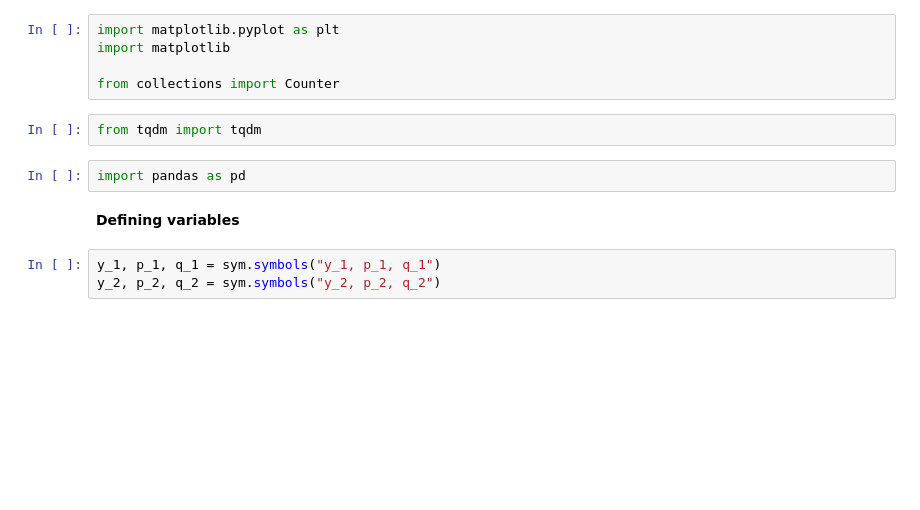
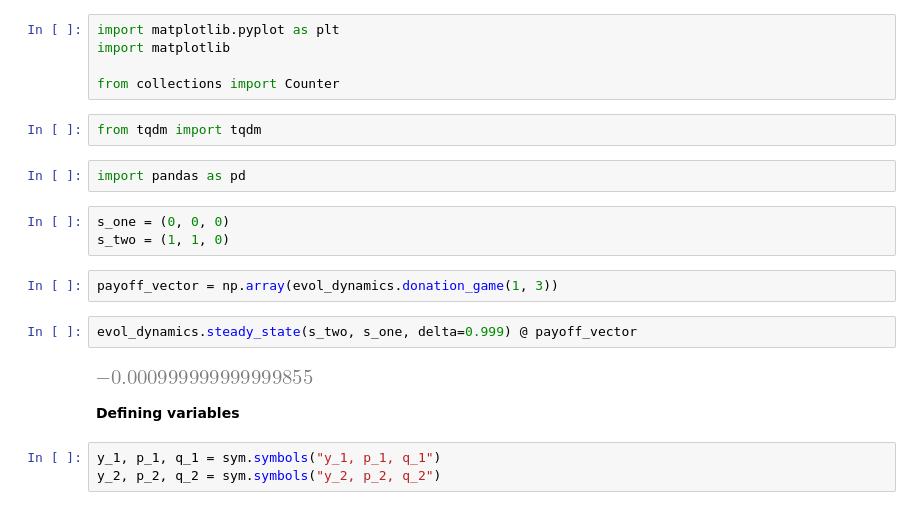
Before and after one commit to Nikoleta-v3/evolution-of-cooperation-with-limited-updating-payoff-memory, a Jupyter notebook: Numerical results.ipynb, the cells around one changed output. Saved outputs shown, nothing was run; the diff lists cells and outputs as text; blank space fills up the shorter version.

```diff
--- a/main.ipynb
+++ b/Numerical results.ipynb
@@ -23,6 +17,15 @@ from collections import Counter
 from tqdm import tqdm
 # %%
 import pandas as pd
+# %%
+s_one = (0, 0, 0)
+s_two = (1, 1, 0)
+# %%
+payoff_vector = np.array(evol_dynamics.donation_game(1, 3))
+# %%
+evol_dynamics.steady_state(s_two, s_one, delta=0.999) @ payoff_vector
+# %% [output]
+[figure, added]
 # %% [markdown]
 **Defining variables**
 # %%
```
Also changed, not shown: parts of 41 cells of this notebook, 4 other files.
